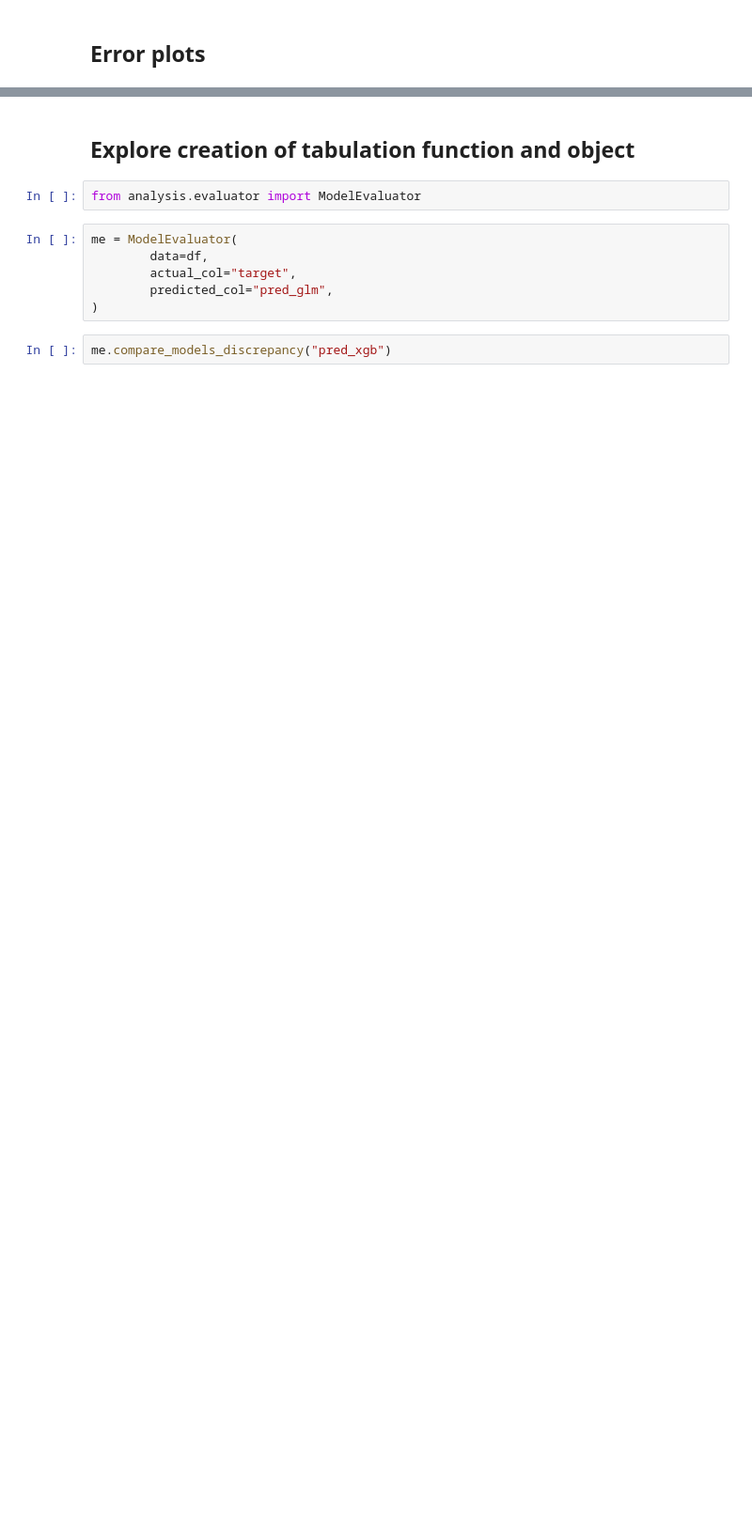
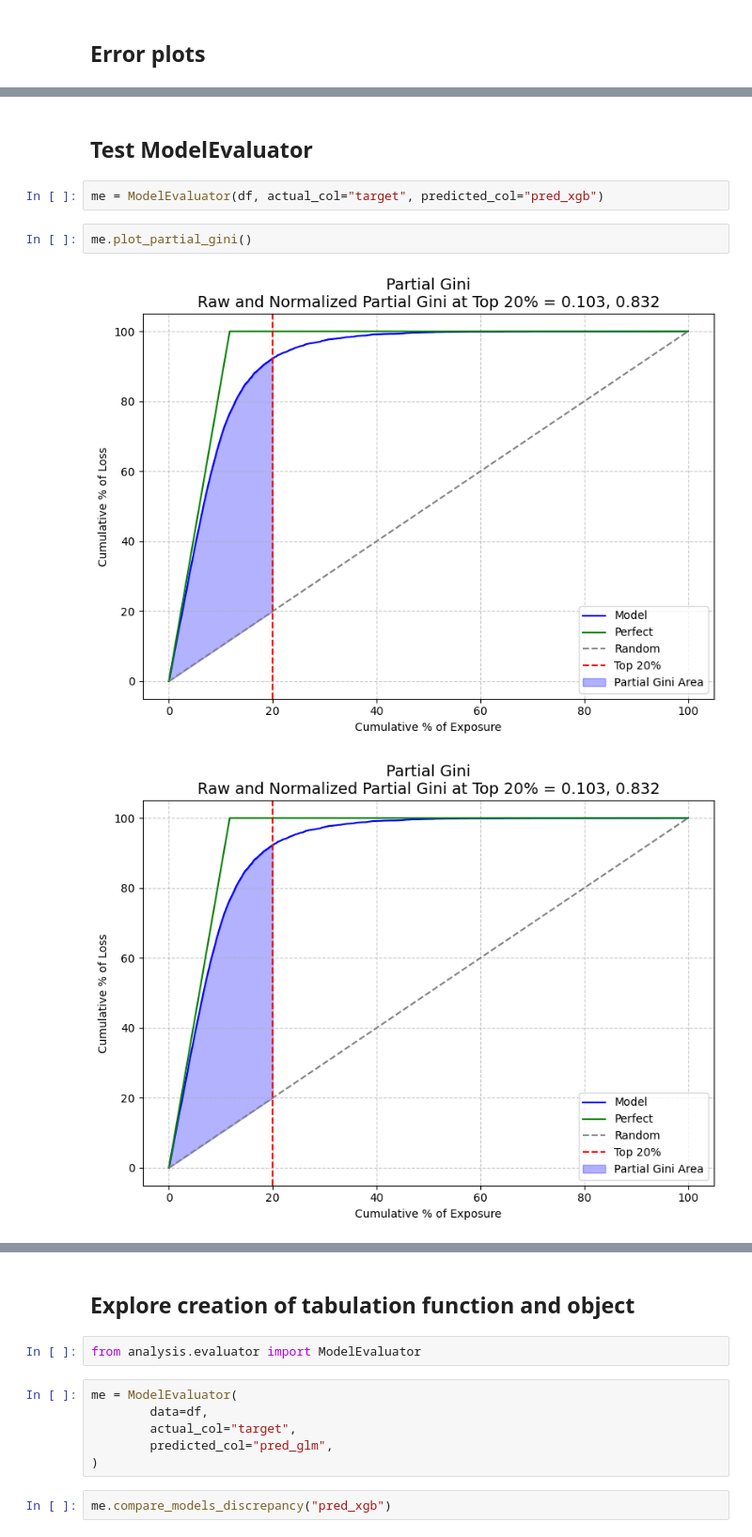
Before and after one commit to asacco-97/analysis-tools, a Jupyter notebook: notebooks/eda_example.ipynb, the cells around one changed output, grey strips where cells are left out. Shown at 94% size. Saved outputs shown, nothing was run; the diff lists cells and outputs as text; blank space fills up the shorter version.

```diff
--- a/notebooks/eda_example.ipynb
+++ b/notebooks/eda_example.ipynb
@@ -139,0 +140,9 @@ plot_error_by_group_grid(
+# %% [markdown]
+## Test ModelEvaluator
+# %%
+me = ModelEvaluator(df, actual_col="target", predicted_col="pred_xgb")
+# %%
+me.plot_partial_gini()
+# %% [output]
+[figure, added]
+[figure, added]
```
Also changed, not shown: parts of 7 cells of this notebook, 1 other file.
